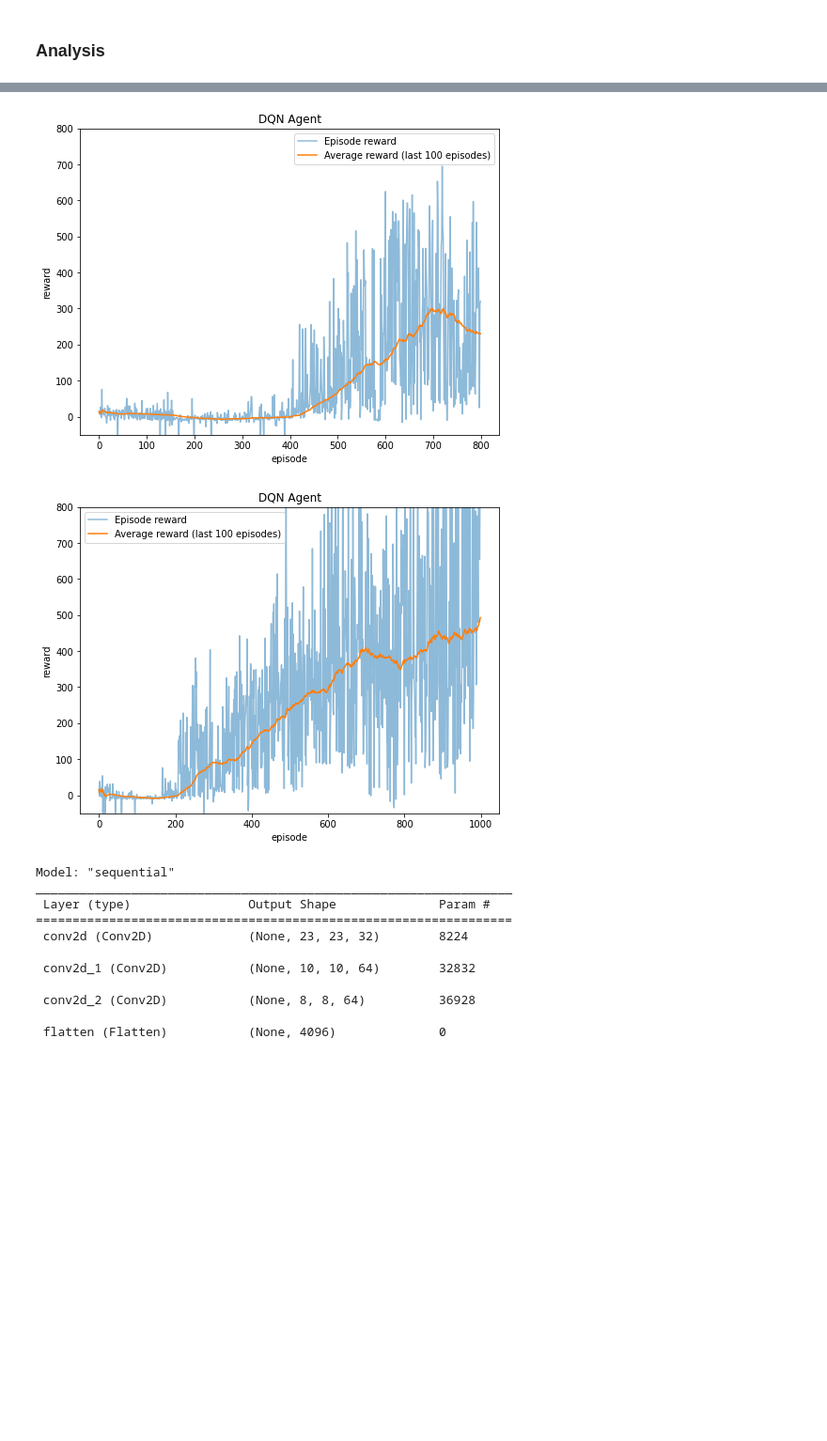
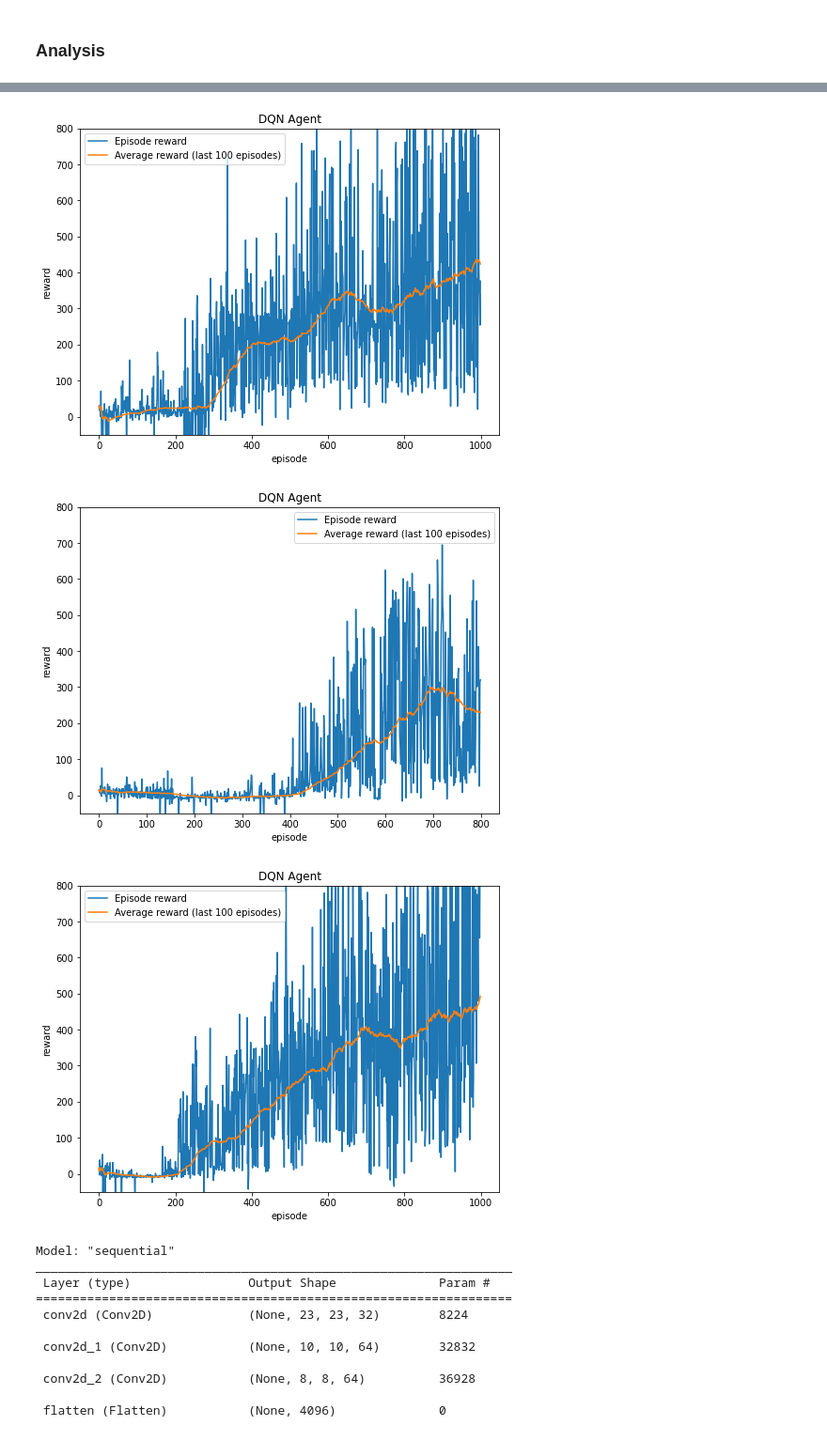
Before and after one commit to g-nightingale/car-racing-rl, a Jupyter notebook: car_racing_dqn.ipynb, the cells around one changed output, grey strips where cells are left out. Shown at 94% size. Saved outputs shown, nothing was run; the diff lists cells and outputs as text; code cells hidden in the pictures; blank space fills up the shorter version.

```diff
--- a/car_racing_dqn.ipynb
+++ b/car_racing_dqn.ipynb
@@ -97,15 +97,13 @@ from cnn_utils import *
 - Less distance between frames?
 # %%
 actions = np.array([[0.0, 1.0, 0.0],
-                    [1.0, 0.2, 0.0],
-                    [-1.0, 0.2, 0.0],
                     [1.0, 0.0, 0.0],
                     [-1.0, 0.0, 0.0],
                     [0.0, 0.0, 0.8],
                     [0.0, 0.0, 0.0]]
                 )
 
-action_probs = np.array([0.5] + [(1 - 0.5)/6.0] * 6)
+action_probs = np.array([0.5] + [(1 - 0.5)/4.0] * 4)
 
 def modified_cnn_model():
     """Returns a CNN model - same architecture as in the DeepMind paper."""
@@ -154,9 +152,10 @@ def modified_cnn_model():
 # Create a DQN agent
 dqn_agent = DQNAgent(actions,
                     action_probs,
-                    lr=0.0005,
+                    lr=0.00025,
                     batch_size=32,
-                    gamma=0.95)
+                    gamma=0.95,
+                    ddqn=True)
 
 # Create the agent trainer
 agent_trainer = DQNAgentTrainer(img_len=96,
@@ -229,4 +227,10 @@ NameError: name 'agent_trainer' is not defined
 # %%
+with open("./runs/dqn_results_20220411-233445.pickle", 'rb') as fp:
+    results = pickle.load(fp)
+
+episode_rewards = results['episode_rewards']
+plot_rewards(episode_rewards)
+
 with open("./runs/dqn_results_20220409-160900.pickle", 'rb') as fp:
     results = pickle.load(fp)
 
@@ -246,5 +246,6 @@ To enable them in other operations, rebuild TensorFlow with the appropriate comp
-[figure, old version]
+[figure, new version]
-[figure, old version]
+[figure, new version]
+[figure, added]
 # %%
 results['model'].summary()
 # %% [output]
```
Also changed, not shown: parts of 3 cells of this notebook, 5 other files.
